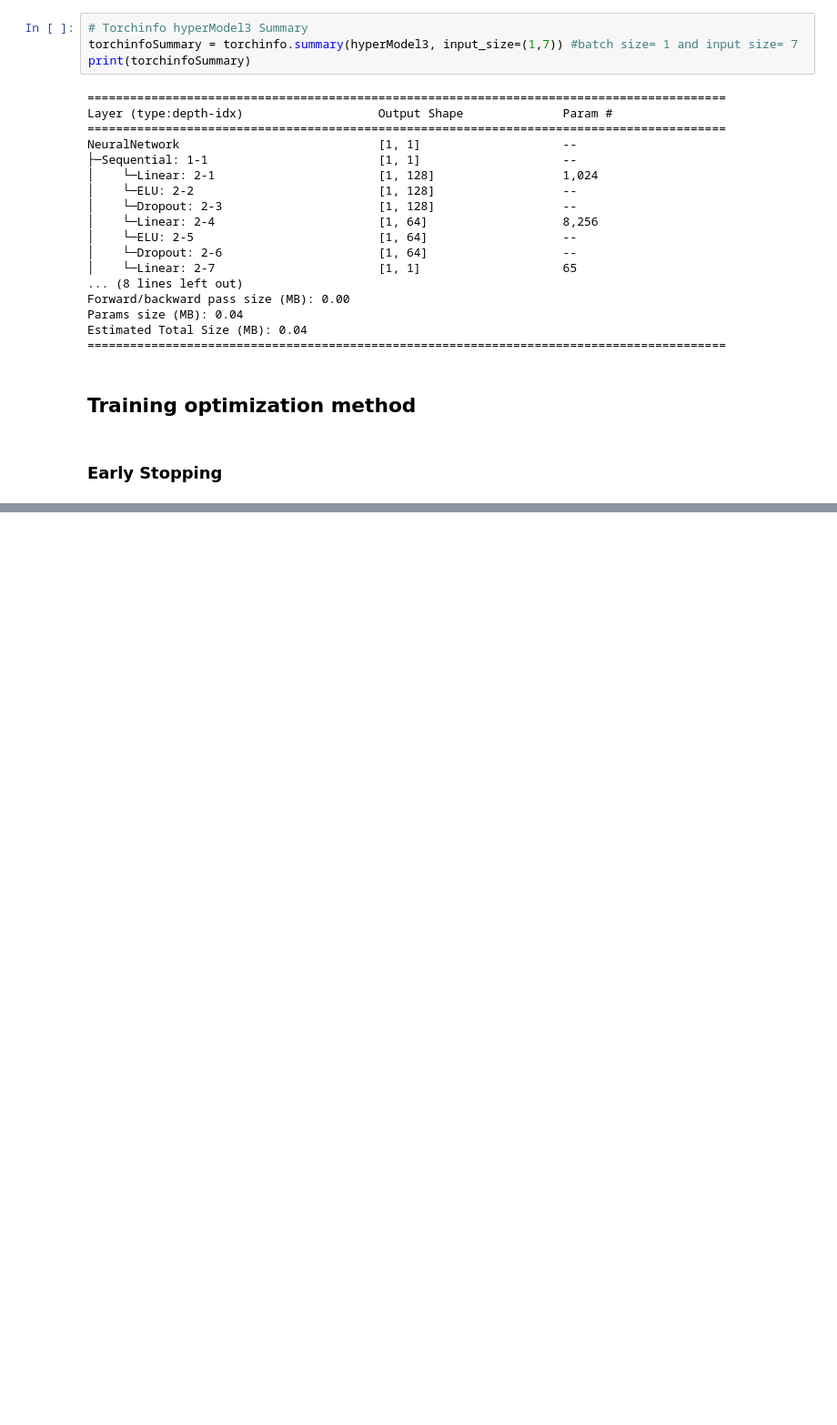
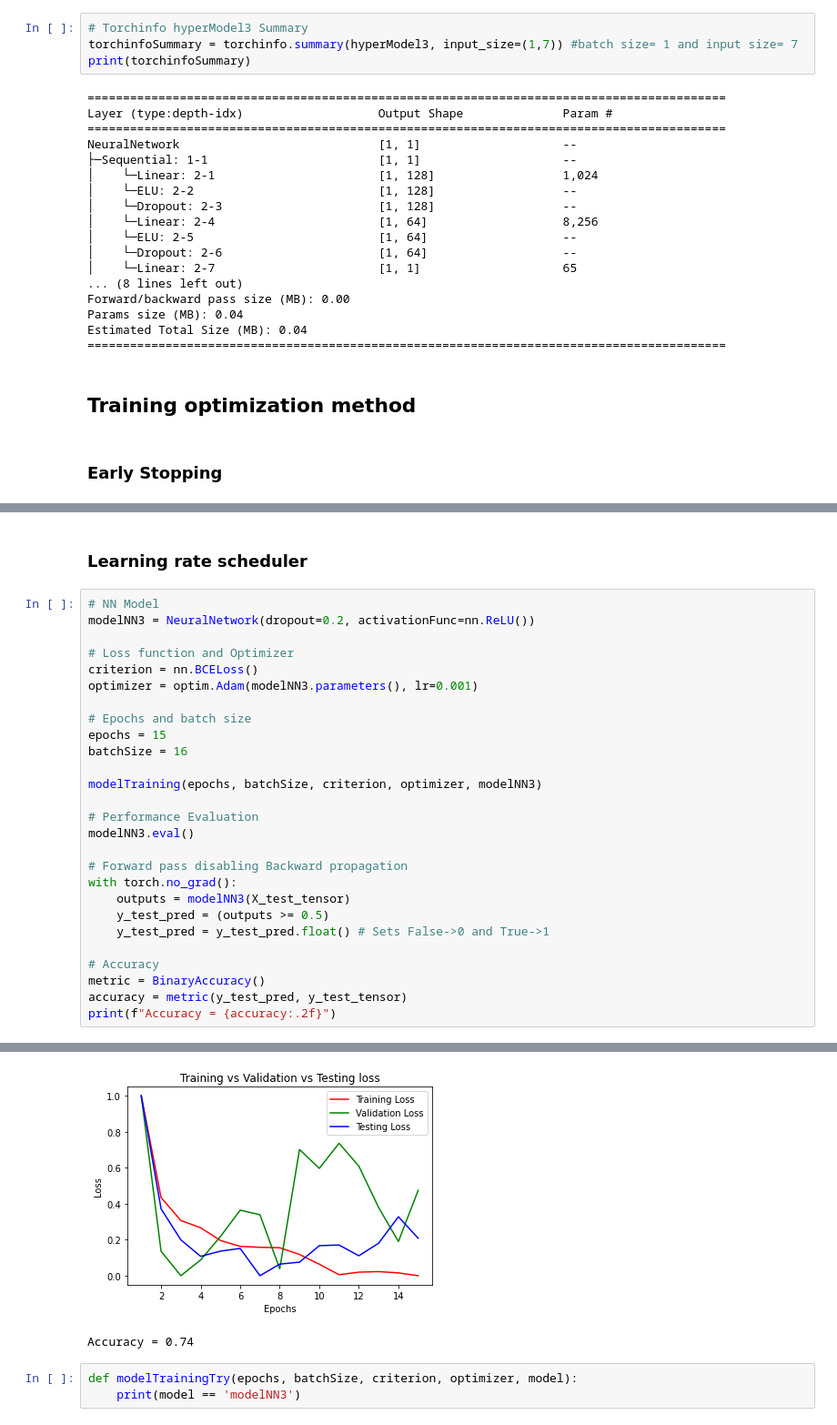
Before and after one commit to UBCSE-ngupta22/CSE574_Assign2, a Jupyter notebook: ngupta22_pandey7_assignment2_part_1_2.ipynb, the cells around one changed output, grey strips where cells are left out. Shown at 91% size. Cells and saved outputs as stored; diff of their text form; blank space fills up the shorter version.

```diff
--- a/ngupta22_pandey7_assignment2_part_1_2.ipynb
+++ b/ngupta22_pandey7_assignment2_part_1_2.ipynb
@@ -813,0 +884,30 @@ Accuracy = 0.82
+# %% [markdown]
+### Learning rate scheduler
+# %%
+# NN Model
+modelNN3 = NeuralNetwork(dropout=0.2, activationFunc=nn.ReLU())
+
+# Loss function and Optimizer
+criterion = nn.BCELoss()
+optimizer = optim.Adam(modelNN3.parameters(), lr=0.001)
+
+# Epochs and batch size
+epochs = 15
+batchSize = 16
+
+modelTraining(epochs, batchSize, criterion, optimizer, modelNN3)
+
+# Performance Evaluation
+modelNN3.eval()
+
+# Forward pass disabling Backward propagation
+with torch.no_grad():
+    outputs = modelNN3(X_test_tensor)
+    y_test_pred = (outputs >= 0.5)
+    y_test_pred = y_test_pred.float() # Sets False->0 and True->1
+
+# Accuracy
+metric = BinaryAccuracy()
+accuracy = metric(y_test_pred, y_test_tensor)
+print(f"Accuracy = {accuracy:.2f}")
+# %% [output]
@@ -813,0 +931,5 @@ Accuracy = 0.82
+[figure, added]
+Accuracy = 0.74
+# %%
+def modelTrainingTry(epochs, batchSize, criterion, optimizer, model):
+    print(model == 'modelNN3')
```
Also changed, not shown: parts of 13 cells of this notebook.
